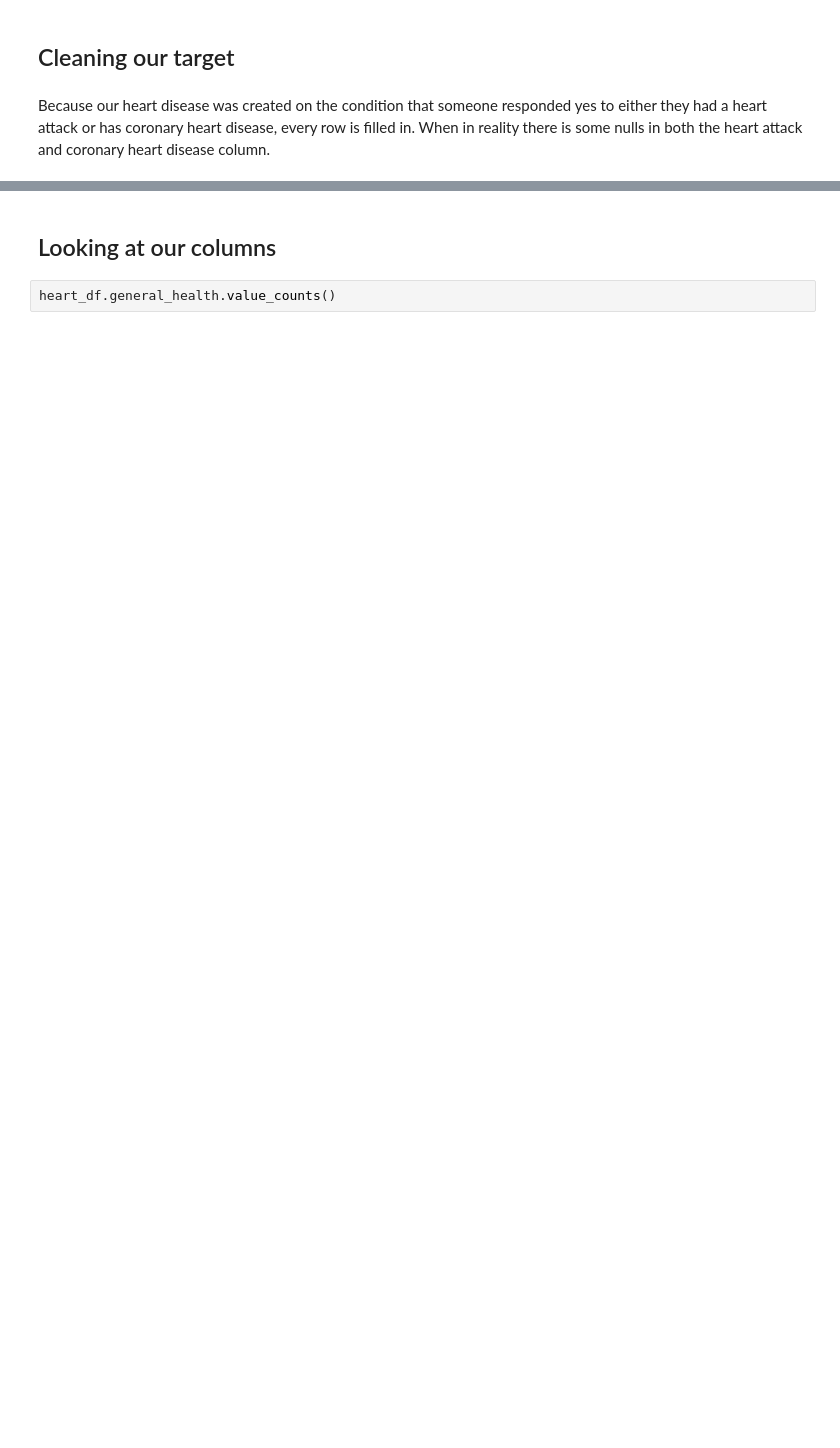
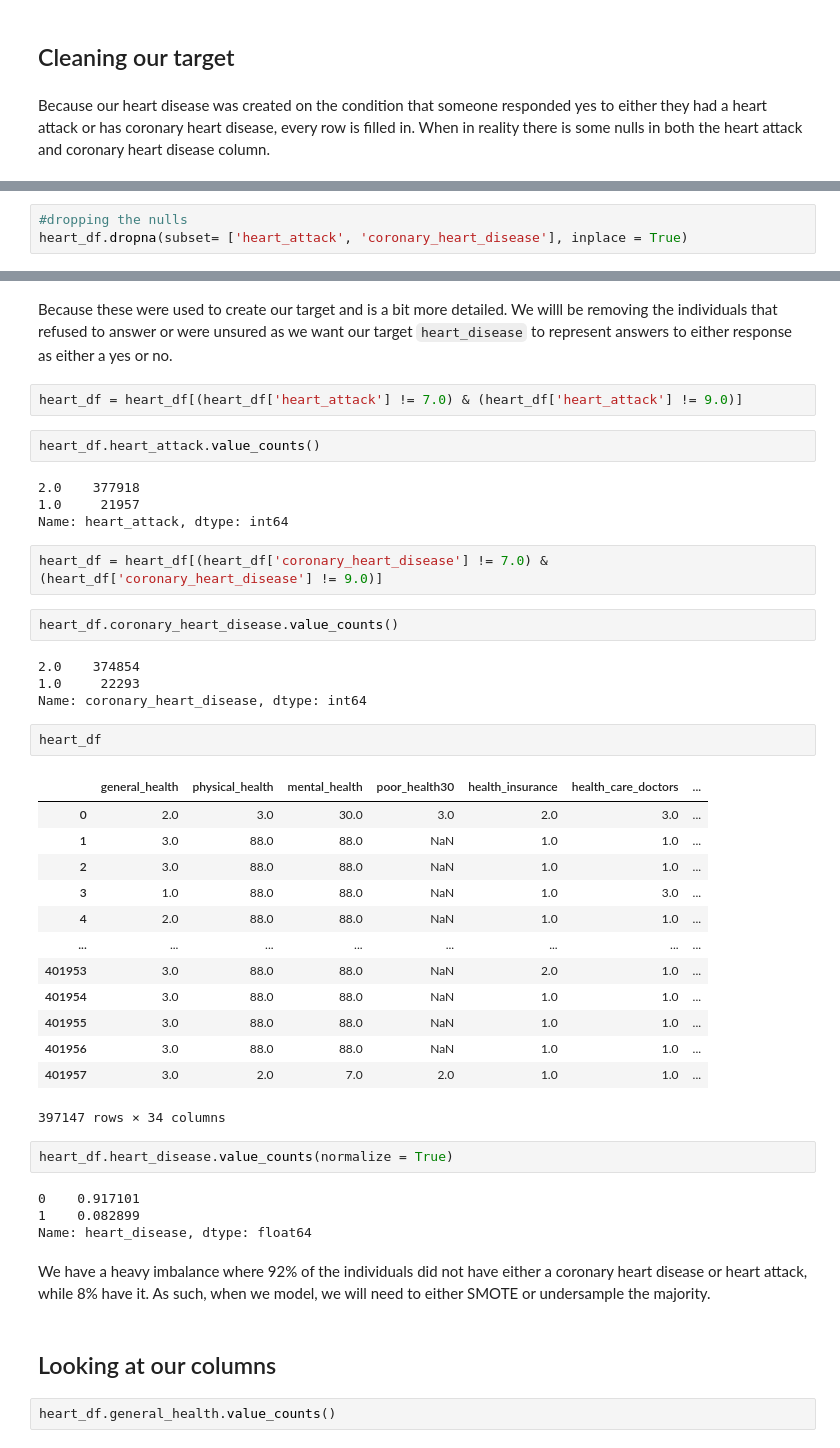
Before and after one commit to xiaohua-su/Heart_Disease, a Jupyter notebook: Heart_disease_eda.ipynb, the cells around one changed output, grey strips where cells are left out. Cells and saved outputs as stored; diff of their text form; blank space fills up the shorter version.

Commit message:
clean target, started looking at features

```diff
--- a/Heart_disease_eda.ipynb
+++ b/Heart_disease_eda.ipynb
@@ -267,0 +286,3 @@ Because our heart disease was created on the condition that someone responded ye
+# %%
+#dropping the nulls
+heart_df.dropna(subset= ['heart_attack', 'coronary_heart_disease'], inplace = True)
@@ -268,3 +305,45 @@ Because our heart disease was created on the condition that someone responded ye
+# %% [markdown]
+Because these were used to create our target and is a bit more detailed. We willl be removing the individuals that refused to answer or were unsured as we want our target `heart_disease` to represent answers to either response as either a yes or no.
+# %%
+heart_df = heart_df[(heart_df['heart_attack'] != 7.0) & (heart_df['heart_attack'] != 9.0)]
+# %%
+heart_df.heart_attack.value_counts()
+# %% [output]
+2.0    377918
+1.0     21957
+Name: heart_attack, dtype: int64
+# %%
+heart_df = heart_df[(heart_df['coronary_heart_disease'] != 7.0) & (heart_df['coronary_heart_disease'] != 9.0)]
+# %%
+heart_df.coronary_heart_disease.value_counts()
+# %% [output]
+2.0    374854
+1.0     22293
+Name: coronary_heart_disease, dtype: int64
+# %%
+heart_df
+# %% [output]
+|  | general_health | physical_health | mental_health | poor_health30 | health_insurance | health_care_doctors | ... |
+| 0 | 2.0 | 3.0 | 30.0 | 3.0 | 2.0 | 3.0 | ... |
+| 1 | 3.0 | 88.0 | 88.0 | NaN | 1.0 | 1.0 | ... |
+| 2 | 3.0 | 88.0 | 88.0 | NaN | 1.0 | 1.0 | ... |
+| 3 | 1.0 | 88.0 | 88.0 | NaN | 1.0 | 3.0 | ... |
+| 4 | 2.0 | 88.0 | 88.0 | NaN | 1.0 | 1.0 | ... |
+| ... | ... | ... | ... | ... | ... | ... | ... |
+| 401953 | 3.0 | 88.0 | 88.0 | NaN | 2.0 | 1.0 | ... |
+| 401954 | 3.0 | 88.0 | 88.0 | NaN | 1.0 | 1.0 | ... |
+| 401955 | 3.0 | 88.0 | 88.0 | NaN | 1.0 | 1.0 | ... |
+| 401956 | 3.0 | 88.0 | 88.0 | NaN | 1.0 | 1.0 | ... |
+| 401957 | 3.0 | 2.0 | 7.0 | 2.0 | 1.0 | 1.0 | ... |
+397147 rows × 34 columns
+# %%
+heart_df.heart_disease.value_counts(normalize = True)
+# %% [output]
+0    0.917101
+1    0.082899
+Name: heart_disease, dtype: float64
+# %% [markdown]
+We have a heavy imbalance where 92% of the individuals did not have either a coronary heart disease or heart attack, while 8% have it. As such, when we model, we will need to either SMOTE or undersample the majority.
 # %% [markdown]
 ## Looking at our columns
 # %%
```
Also changed, not shown: parts of 19 cells of this notebook, 1 other file.
